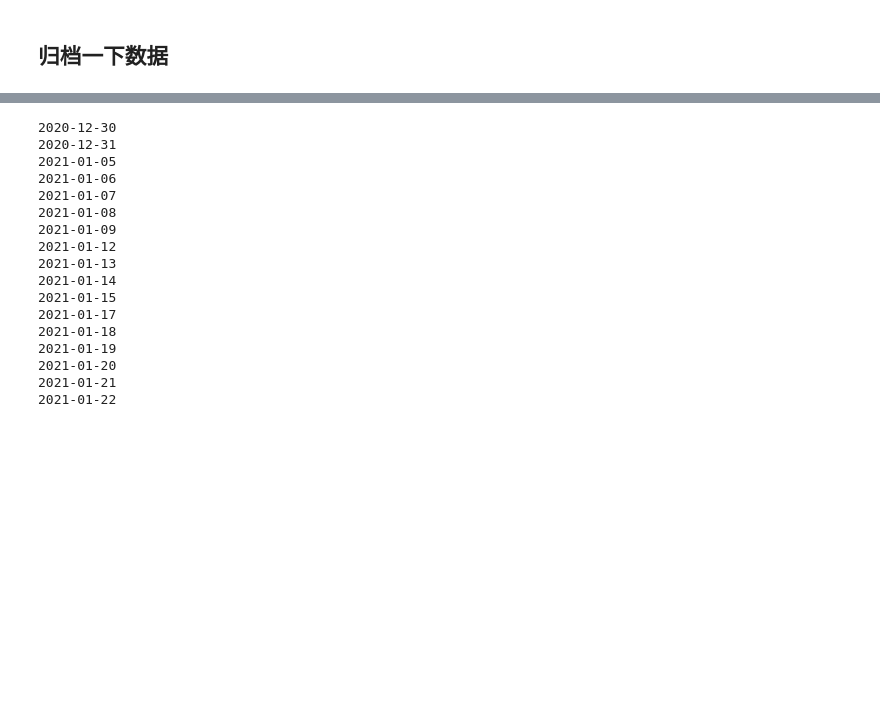
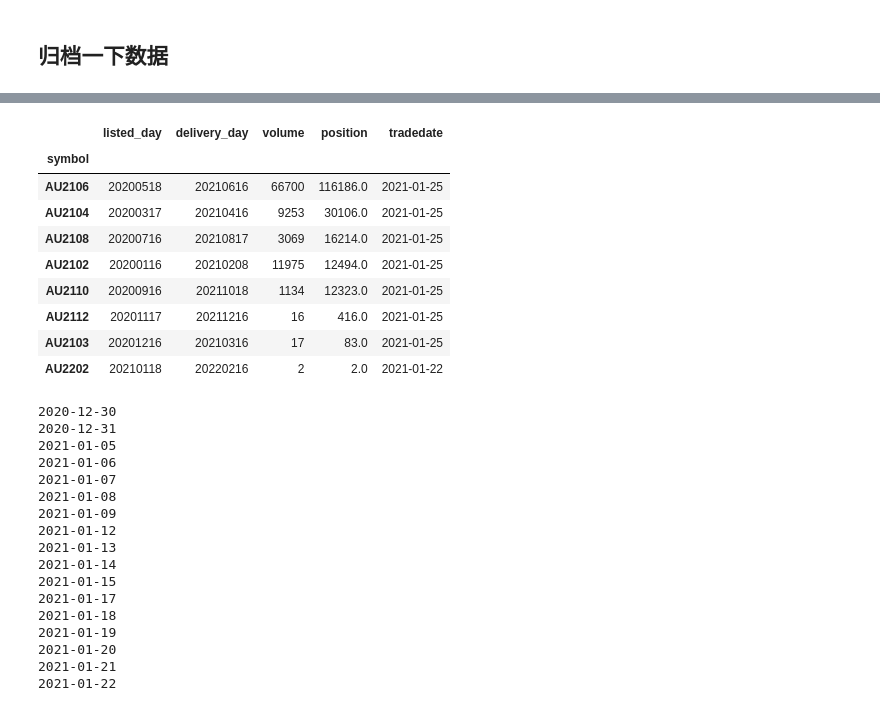
Before and after one commit to uestcmee/my_web, a Jupyter notebook: test.ipynb, the cells around one changed output, grey strips where cells are left out. Cells and saved outputs as stored; diff of their text form; code cells hidden in the pictures; blank space fills up the shorter version.

```diff
--- a/test.ipynb
+++ b/test.ipynb
@@ -13,0 +25,14 @@ pd.read_sql()
+# %%
+from au_data_crawler import get_contract_list
+df=get_contract_list()
+# %% [output]
+|  | listed_day | delivery_day | volume | position | tradedate |
+| symbol |  |  |  |  |  |
+| AU2106 | 20200518 | 20210616 | 66700 | 116186.0 | 2021-01-25 |
+| AU2104 | 20200317 | 20210416 | 9253 | 30106.0 | 2021-01-25 |
+| AU2108 | 20200716 | 20210817 | 3069 | 16214.0 | 2021-01-25 |
+| AU2102 | 20200116 | 20210208 | 11975 | 12494.0 | 2021-01-25 |
+| AU2110 | 20200916 | 20211018 | 1134 | 12323.0 | 2021-01-25 |
+| AU2112 | 20201117 | 20211216 | 16 | 416.0 | 2021-01-25 |
+| AU2103 | 20201216 | 20210316 | 17 | 83.0 | 2021-01-25 |
+| AU2202 | 20210118 | 20220216 | 2 | 2.0 | 2021-01-22 |
```
Also changed, not shown: parts of 3 cells of this notebook, 6 other files.
